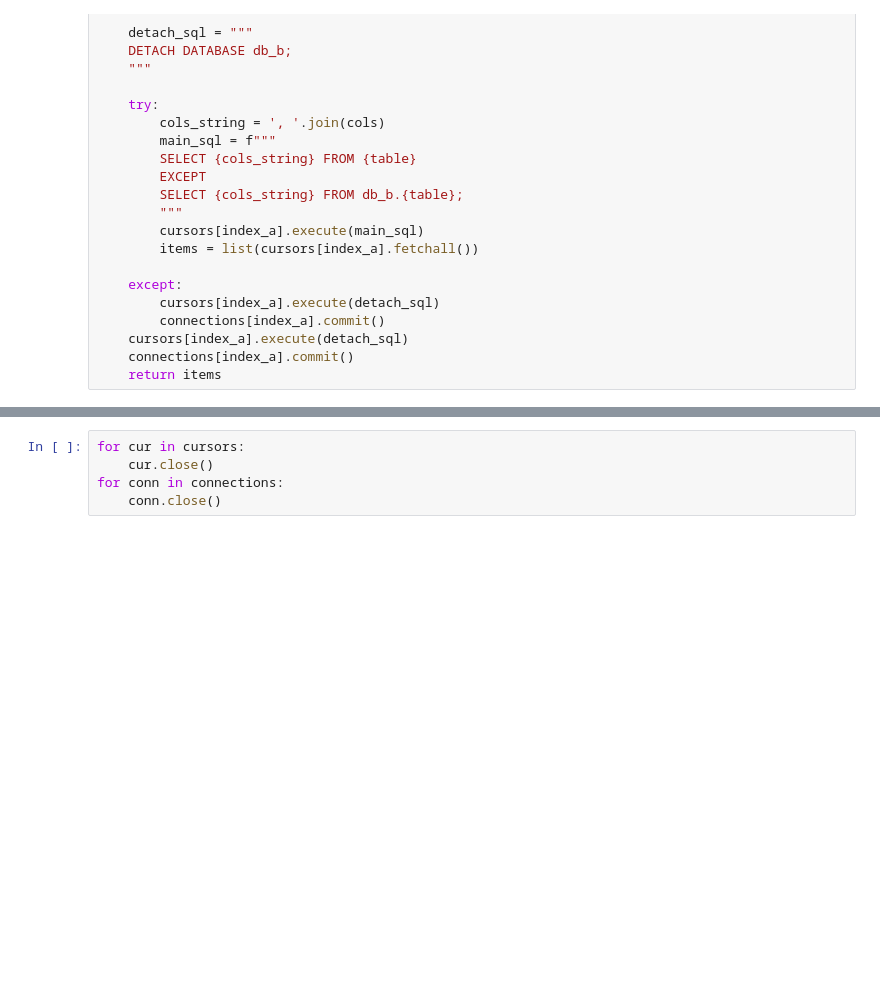
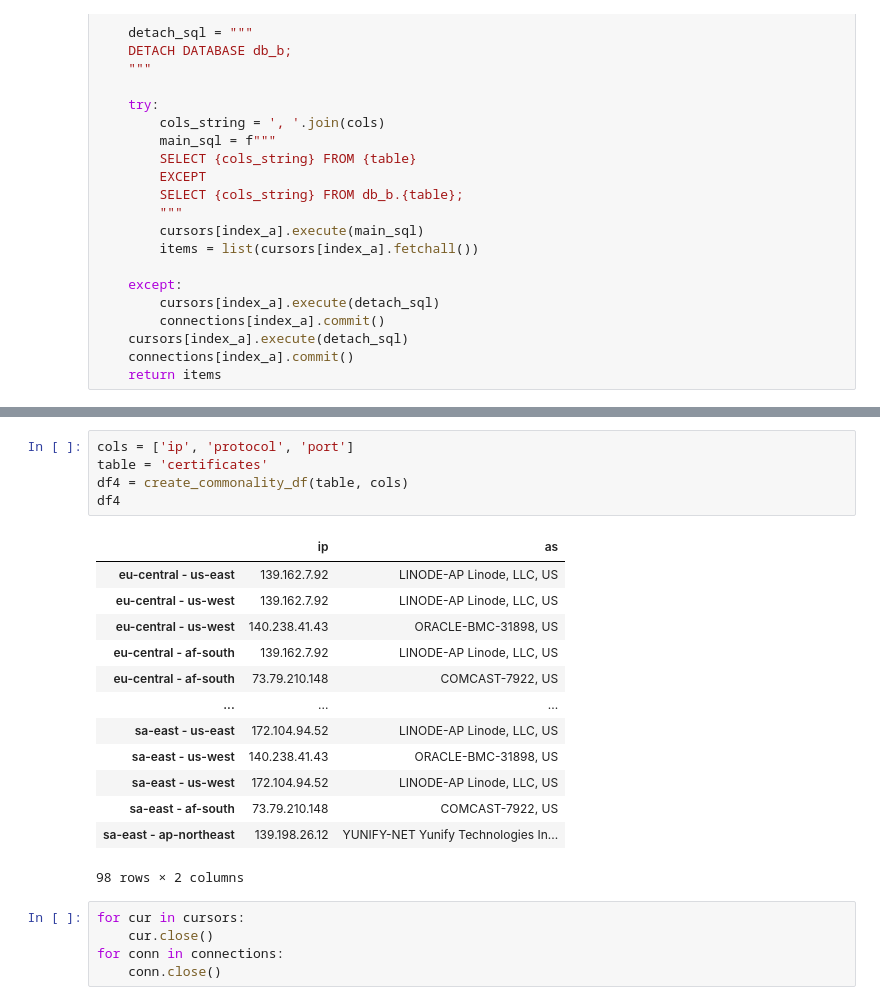
Before and after one commit to justus237/dns-analysis, a Jupyter notebook: compare-misc.ipynb, the cells around one changed output, grey strips where cells are left out. Saved outputs shown, nothing was run; the diff lists cells and outputs as text; blank space fills up the shorter version.

```diff
--- a/compare-misc.ipynb
+++ b/compare-misc.ipynb
@@ -84,3 +151,22 @@ sa-east-1 with ap-southeast-2
+# %%
+cols = ['ip', 'protocol', 'port']
+table = 'certificates'
+df4 = create_commonality_df(table, cols)
+df4
+# %% [output]
+|  | ip | as |
+| eu-central - us-east | 139.162.7.92 | LINODE-AP Linode, LLC, US |
+| eu-central - us-west | 139.162.7.92 | LINODE-AP Linode, LLC, US |
+| eu-central - us-west | 140.238.41.43 | ORACLE-BMC-31898, US |
+| eu-central - af-south | 139.162.7.92 | LINODE-AP Linode, LLC, US |
+| eu-central - af-south | 73.79.210.148 | COMCAST-7922, US |
+| ... | ... | ... |
+| sa-east - us-east | 172.104.94.52 | LINODE-AP Linode, LLC, US |
+| sa-east - us-west | 140.238.41.43 | ORACLE-BMC-31898, US |
+| sa-east - us-west | 172.104.94.52 | LINODE-AP Linode, LLC, US |
+| sa-east - af-south | 73.79.210.148 | COMCAST-7922, US |
+| sa-east - ap-northeast | 139.198.26.12 | YUNIFY-NET Yunify Technologies In... |
+98 rows × 2 columns
 # %%
 for cur in cursors:
     cur.close()
```
Also changed, not shown: parts of 7 cells of this notebook, 3 other files.
